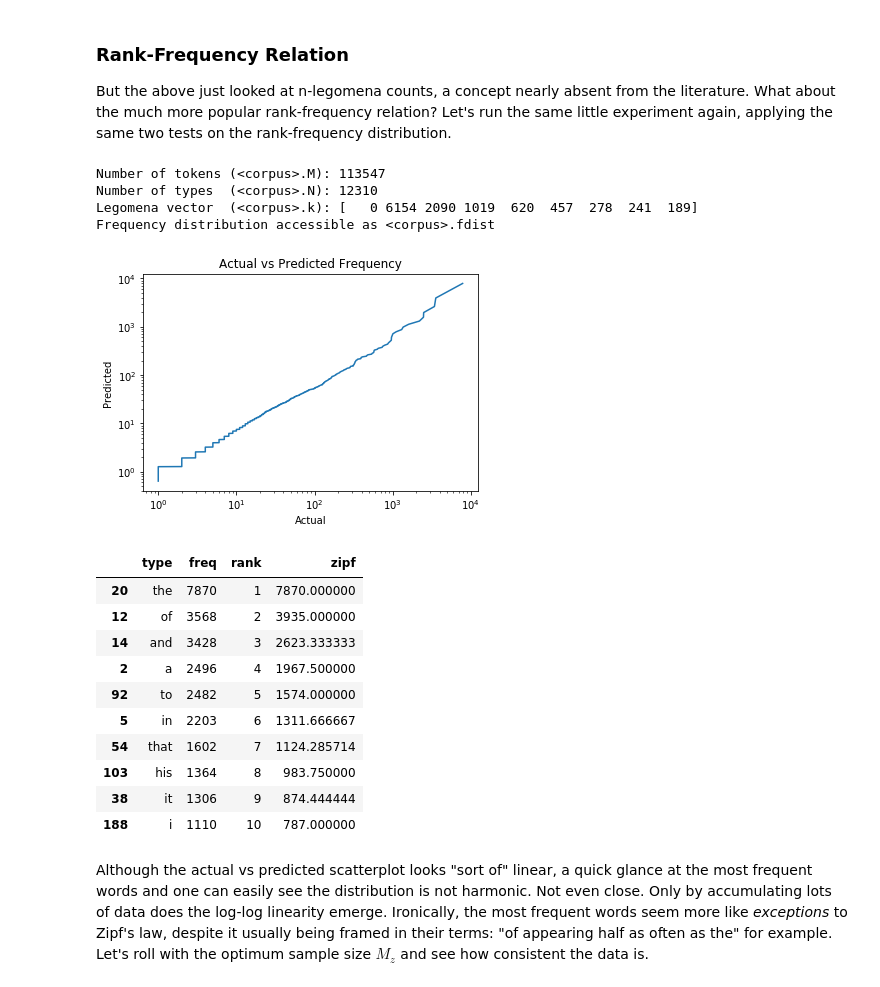
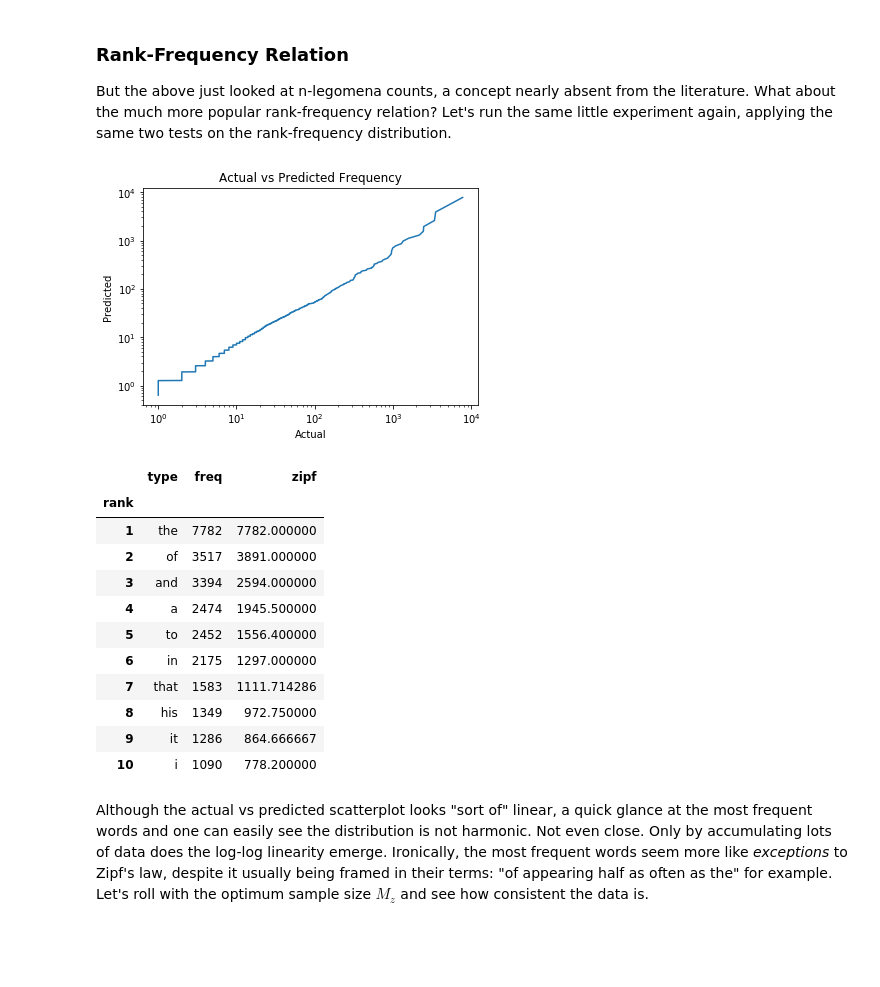
Before and after one commit to VictorDavis/legomena, a Jupyter notebook: notebooks/zipf-test.ipynb, the cells around one changed output. Drawn from its saved outputs; the diff is of its cells as text; code cells hidden in the pictures; blank space fills up the shorter version.

```diff
--- a/notebooks/zipf-test.ipynb
+++ b/notebooks/zipf-test.ipynb
@@ -38,12 +37,13 @@ Select a book for use as our fitting corpus.
 
 # moby dick
 corpus = SPGC.get(2701)
-df = corpus.buildTTRCurve()
-M_z, N_z = corpus.fit(optimize = True)
-print("Optimum (M_z,N_z) =", (M_z, N_z))
+TTR = corpus.TTR
+model = LogModel()
+model.fit(TTR.m_tokens, TTR.n_types)
+print("Optimum (M_z,N_z) =", model.params)
 
 # plot TTR curve
-plt.plot(df.m_tokens, df.n_types)
+plt.plot(TTR.m_tokens, TTR.n_types)
 plt.title("Type-Token Relation")
 plt.xlabel("tokens")
 plt.ylabel("types")
@@ -68,8 +62,8 @@ Ok, we've determined that better fitting parameters can be found by minimizing t
 # %%
 # build mini-corpus around optimal value
 np.random.seed(42)
-M_z, N_z = corpus.M_z, corpus.N_z
-print("Optimum (M_z,N_z) =", (M_z, N_z))
+M_z, N_z = model.params
+print("Optimum (M_z,N_z) =", model.params)
 
 df = []
 for _ in range(99):
@@ -235,37 +220,34 @@ But the above just looked at n-legomena counts, a concept nearly absent from the
 # %%
 # how well do they agree at all?
 tokens = np.random.choice(corpus.tokens, M_z, replace = False)
 minicorpus = Corpus(tokens)
 df = minicorpus.fdist
 N = df.freq.max()
-df["zipf"] = N / df["rank"]
+df["zipf"] = N / df.index
 
 # actual vs predicted
 plt.loglog(df.freq, df.zipf);
 plt.xlabel("Actual")
 plt.ylabel("Predicted")
 plt.title("Actual vs Predicted Frequency")
 plt.show()
 
 # most frequent words
 df.head(10)
 # %% [output]
-Number of tokens (<corpus>.M): 113547
-Number of types  (<corpus>.N): 12310
-Legomena vector  (<corpus>.k): [   0 6154 2090 1019  620  457  278  241  189]
-Frequency distribution accessible as <corpus>.fdist
 [figure]
-|  | type | freq | rank | zipf |
-| 20 | the | 7870 | 1 | 7870.000000 |
-| 12 | of | 3568 | 2 | 3935.000000 |
-| 14 | and | 3428 | 3 | 2623.333333 |
-| 2 | a | 2496 | 4 | 1967.500000 |
-| 92 | to | 2482 | 5 | 1574.000000 |
-| 5 | in | 2203 | 6 | 1311.666667 |
-| 54 | that | 1602 | 7 | 1124.285714 |
-| 103 | his | 1364 | 8 | 983.750000 |
-| 38 | it | 1306 | 9 | 874.444444 |
-| 188 | i | 1110 | 10 | 787.000000 |
+|  | type | freq | zipf |
+| rank |  |  |  |
+| 1 | the | 7782 | 7782.000000 |
+| 2 | of | 3517 | 3891.000000 |
+| 3 | and | 3394 | 2594.000000 |
+| 4 | a | 2474 | 1945.500000 |
+| 5 | to | 2452 | 1556.400000 |
+| 6 | in | 2175 | 1297.000000 |
+| 7 | that | 1583 | 1111.714286 |
+| 8 | his | 1349 | 972.750000 |
+| 9 | it | 1286 | 864.666667 |
+| 10 | i | 1090 | 778.200000 |
 # %% [markdown]
 Although the actual vs predicted scatterplot looks "sort of" linear, a quick glance at the most frequent words and one can easily see the distribution is not harmonic. Not even close. Only by accumulating lots of data does the log-log linearity emerge. Ironically, the most frequent words seem more like _exceptions_ to Zipf's law, despite it usually being framed in their terms: "of appearing half as often as the" for example. Let's roll with the optimum sample size $M_z$ and see how consistent the data is.
 # %%
```
Also changed, not shown: parts of 8 cells of this notebook, 7 other files.
